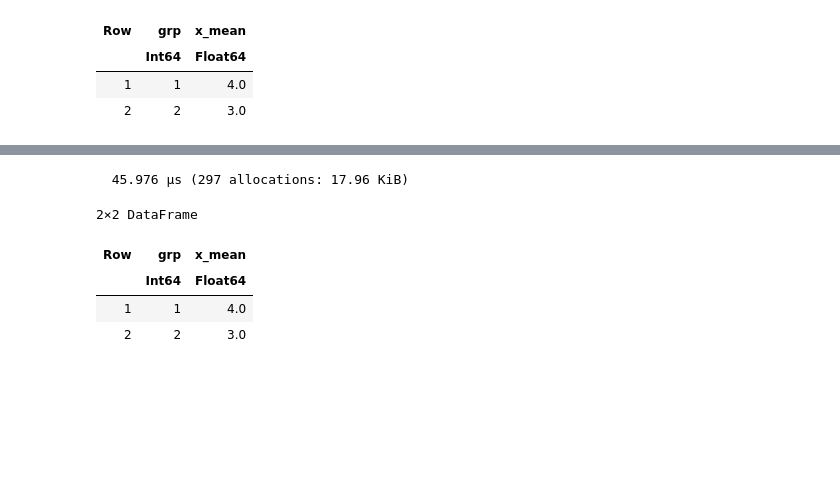
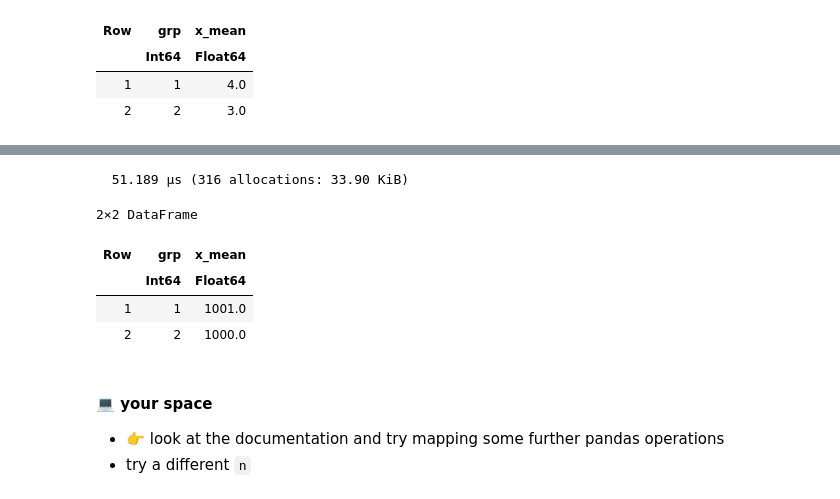
Before and after one commit to jolin-io/workshop-accelerate-Python-with-Julia, a Jupyter notebook: 01-introduction-julia.ipynb, the cells around one changed output, grey strips where cells are left out. Cells and saved outputs as stored; diff of their text form; code cells hidden in the pictures; blank space fills up the shorter version.

```diff
--- a/01-introduction-julia.ipynb
+++ b/01-introduction-julia.ipynb
@@ -166,9 +310,15 @@ timing
 # %%
-%julia @btime combine(groupby(df, :grp), :x => mean)
+%%julia
+df3 = DataFrame(grp = repeat(1:2, n), x = 2n:-1:1)
+@btime combine(groupby(df, :grp), :x => mean)
 # %% [output]
-  45.976 μs (297 allocations: 17.96 KiB)
+  51.189 μs (316 allocations: 33.90 KiB)
 2×2 DataFrame
 | Row | grp | x_mean |
 |  | Int64 | Float64 |
-| 1 | 1 | 4.0 |
-| 2 | 2 | 3.0 |
+| 1 | 1 | 1001.0 |
+| 2 | 2 | 1000.0 |
+# %% [markdown]
+#### 💻 your space
+- 👉 look at the documentation and try mapping some further pandas operations
+- try a different `n`
```
Also changed, not shown: parts of 57 cells of this notebook, 9 other files.
